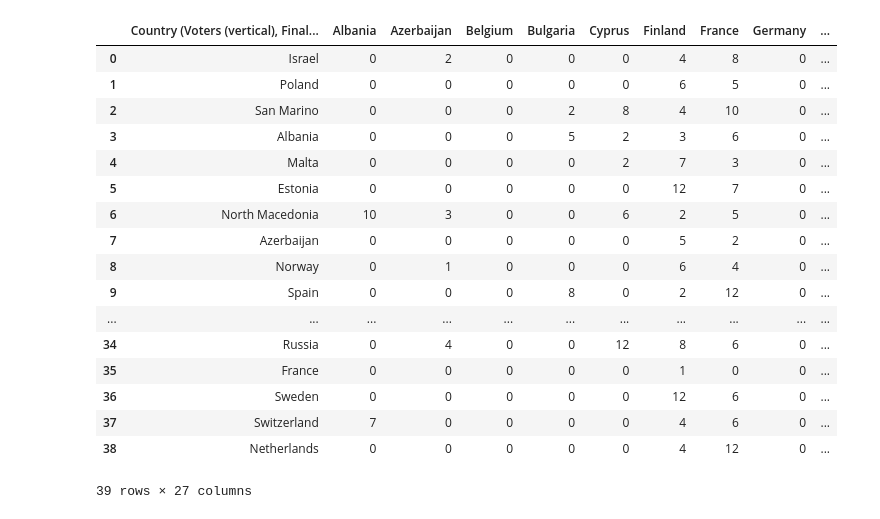
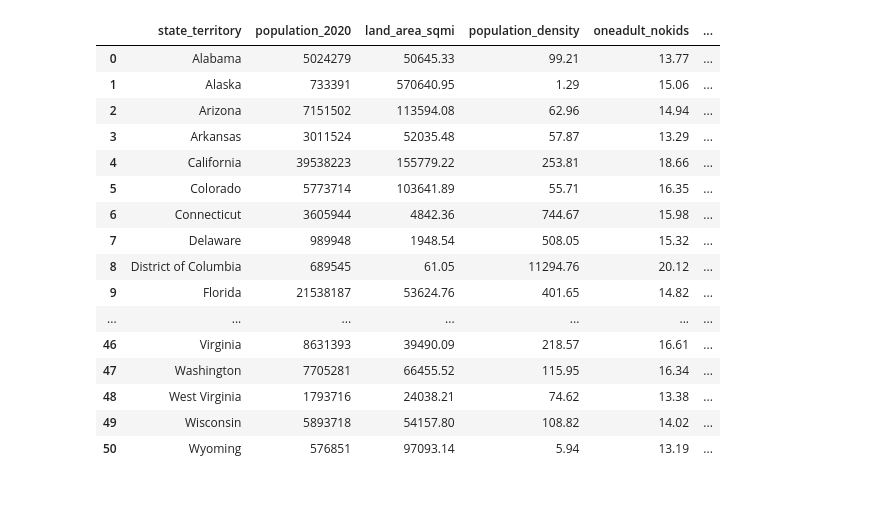
Before and after one commit to StupidPotc/laba8, a Jupyter notebook: Untitled.ipynb, the cells around one changed output. Cells and saved outputs as stored; diff of their text form; code cells hidden in the pictures.

```diff
--- a/Untitled.ipynb
+++ b/Untitled.ipynb
@@ -5,22 +5,21 @@ euro_dataset=pd.read_csv("euro.csv")
-# %%
-euro_dataset
-# %% [output]
-|  | Country (Voters (vertical), Final... | Albania | Azerbaijan | Belgium | Bulgaria | Cyprus | Finland | France | Germany | ... |
-| 0 | Israel | 0 | 2 | 0 | 0 | 0 | 4 | 8 | 0 | ... |
-| 1 | Poland | 0 | 0 | 0 | 0 | 0 | 6 | 5 | 0 | ... |
-| 2 | San Marino | 0 | 0 | 0 | 2 | 8 | 4 | 10 | 0 | ... |
-| 3 | Albania | 0 | 0 | 0 | 5 | 2 | 3 | 6 | 0 | ... |
-| 4 | Malta | 0 | 0 | 0 | 0 | 2 | 7 | 3 | 0 | ... |
-| 5 | Estonia | 0 | 0 | 0 | 0 | 0 | 12 | 7 | 0 | ... |
-| 6 | North Macedonia | 10 | 3 | 0 | 0 | 6 | 2 | 5 | 0 | ... |
-| 7 | Azerbaijan | 0 | 0 | 0 | 0 | 0 | 5 | 2 | 0 | ... |
-| 8 | Norway | 0 | 1 | 0 | 0 | 0 | 6 | 4 | 0 | ... |
-| 9 | Spain | 0 | 0 | 0 | 8 | 0 | 2 | 12 | 0 | ... |
-| ... | ... | ... | ... | ... | ... | ... | ... | ... | ... | ... |
-| 34 | Russia | 0 | 4 | 0 | 0 | 12 | 8 | 6 | 0 | ... |
-| 35 | France | 0 | 0 | 0 | 0 | 0 | 1 | 0 | 0 | ... |
-| 36 | Sweden | 0 | 0 | 0 | 0 | 0 | 12 | 6 | 0 | ... |
-| 37 | Switzerland | 7 | 0 | 0 | 0 | 0 | 4 | 6 | 0 | ... |
-| 38 | Netherlands | 0 | 0 | 0 | 0 | 0 | 4 | 12 | 0 | ... |
-39 rows × 27 columns
+# %%
+states_dataset
+# %% [output]
+|  | state_territory | population_2020 | land_area_sqmi | population_density | oneadult_nokids | ... |
+| 0 | Alabama | 5024279 | 50645.33 | 99.21 | 13.77 | ... |
+| 1 | Alaska | 733391 | 570640.95 | 1.29 | 15.06 | ... |
+| 2 | Arizona | 7151502 | 113594.08 | 62.96 | 14.94 | ... |
+| 3 | Arkansas | 3011524 | 52035.48 | 57.87 | 13.29 | ... |
+| 4 | California | 39538223 | 155779.22 | 253.81 | 18.66 | ... |
+| 5 | Colorado | 5773714 | 103641.89 | 55.71 | 16.35 | ... |
+| 6 | Connecticut | 3605944 | 4842.36 | 744.67 | 15.98 | ... |
+| 7 | Delaware | 989948 | 1948.54 | 508.05 | 15.32 | ... |
+| 8 | District of Columbia | 689545 | 61.05 | 11294.76 | 20.12 | ... |
+| 9 | Florida | 21538187 | 53624.76 | 401.65 | 14.82 | ... |
+| ... | ... | ... | ... | ... | ... | ... |
+| 46 | Virginia | 8631393 | 39490.09 | 218.57 | 16.61 | ... |
+| 47 | Washington | 7705281 | 66455.52 | 115.95 | 16.34 | ... |
+| 48 | West Virginia | 1793716 | 24038.21 | 74.62 | 13.38 | ... |
+| 49 | Wisconsin | 5893718 | 54157.80 | 108.82 | 14.02 | ... |
+| 50 | Wyoming | 576851 | 97093.14 | 5.94 | 13.19 | ... |
 # %%
```
Also changed, not shown: parts of 12 cells of this notebook, 1 other file.
